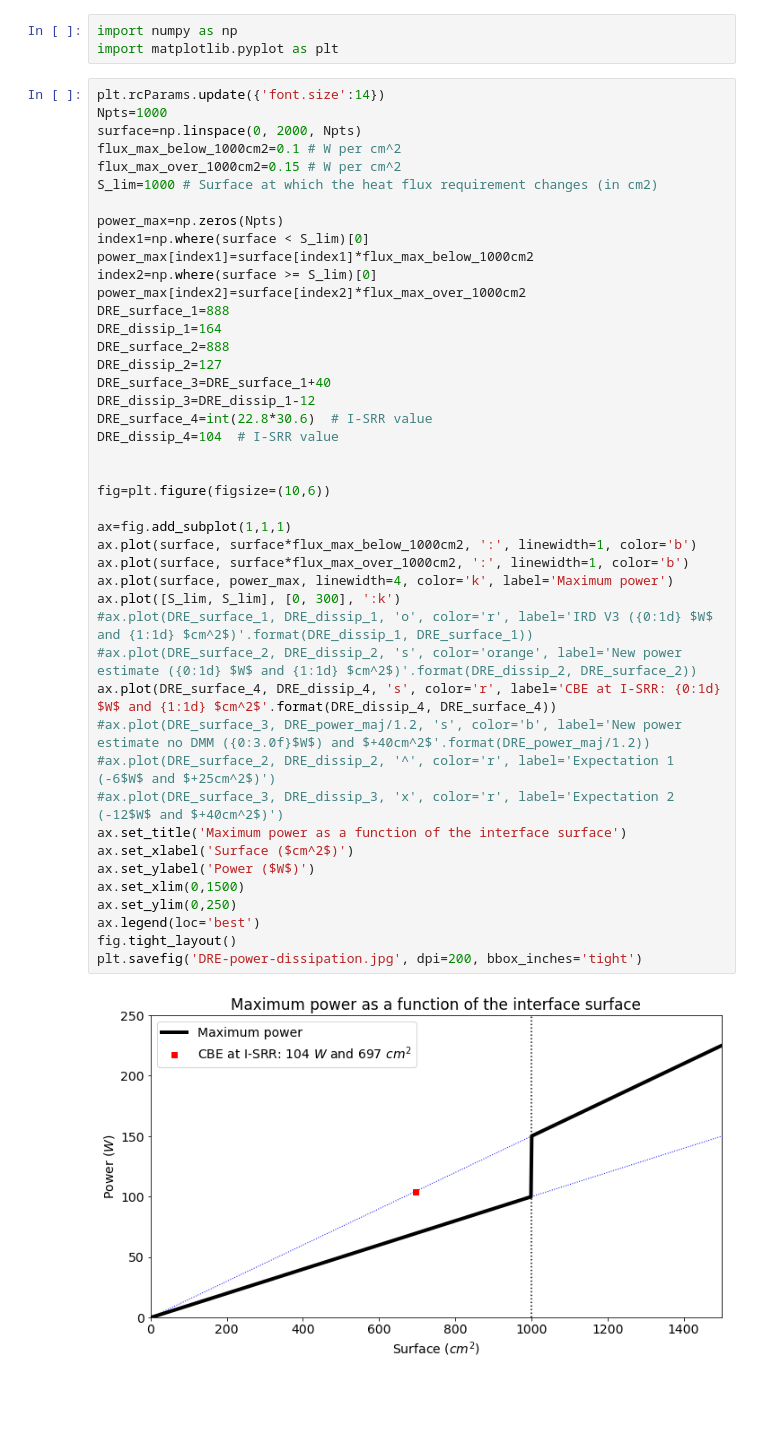
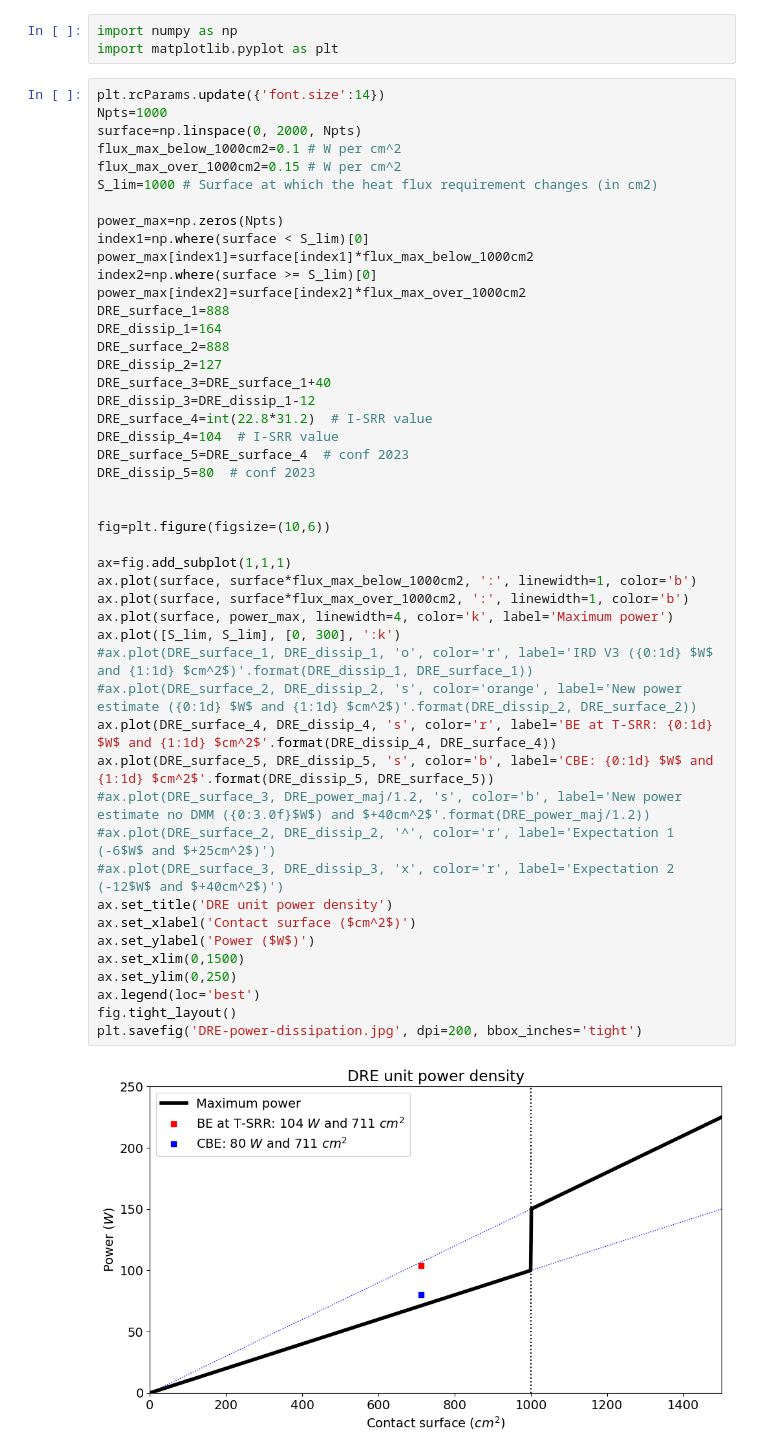
Before and after one commit to LaurentRavera/MyTechNotes, a Jupyter notebook: DRE_thermal/DRE_thermal_dissipation.ipynb, the cells around one changed output. Cells and saved outputs as stored; diff of their text form; blank space fills up the shorter version.

```diff
--- a/DRE_thermal/DRE_thermal_dissipation.ipynb
+++ b/DRE_thermal/DRE_thermal_dissipation.ipynb
@@ -29,35 +29,38 @@ power_max[index1]=surface[index1]*flux_max_below_1000cm2
 index2=np.where(surface >= S_lim)[0]
 power_max[index2]=surface[index2]*flux_max_over_1000cm2
 DRE_surface_1=888
 DRE_dissip_1=164
 DRE_surface_2=888
 DRE_dissip_2=127
 DRE_surface_3=DRE_surface_1+40
 DRE_dissip_3=DRE_dissip_1-12
-DRE_surface_4=int(22.8*30.6)  # I-SRR value
+DRE_surface_4=int(22.8*31.2)  # I-SRR value
 DRE_dissip_4=104  # I-SRR value
+DRE_surface_5=DRE_surface_4  # conf 2023
+DRE_dissip_5=80  # conf 2023
 
 
 fig=plt.figure(figsize=(10,6))
 
 ax=fig.add_subplot(1,1,1)
 ax.plot(surface, surface*flux_max_below_1000cm2, ':', linewidth=1, color='b')
 ax.plot(surface, surface*flux_max_over_1000cm2, ':', linewidth=1, color='b')
 ax.plot(surface, power_max, linewidth=4, color='k', label='Maximum power')
 ax.plot([S_lim, S_lim], [0, 300], ':k')
 #ax.plot(DRE_surface_1, DRE_dissip_1, 'o', color='r', label='IRD V3 ({0:1d} $W$ and {1:1d} $cm^2$)'.format(DRE_dissip_1, DRE_surface_1))
 #ax.plot(DRE_surface_2, DRE_dissip_2, 's', color='orange', label='New power estimate ({0:1d} $W$ and {1:1d} $cm^2$)'.format(DRE_dissip_2, DRE_surface_2))
-ax.plot(DRE_surface_4, DRE_dissip_4, 's', color='r', label='CBE at I-SRR: {0:1d} $W$ and {1:1d} $cm^2$'.format(DRE_dissip_4, DRE_surface_4))
+ax.plot(DRE_surface_4, DRE_dissip_4, 's', color='r', label='BE at T-SRR: {0:1d} $W$ and {1:1d} $cm^2$'.format(DRE_dissip_4, DRE_surface_4))
+ax.plot(DRE_surface_5, DRE_dissip_5, 's', color='b', label='CBE: {0:1d} $W$ and {1:1d} $cm^2$'.format(DRE_dissip_5, DRE_surface_5))
 #ax.plot(DRE_surface_3, DRE_power_maj/1.2, 's', color='b', label='New power estimate no DMM ({0:3.0f}$W$) and $+40cm^2$'.format(DRE_power_maj/1.2))
 #ax.plot(DRE_surface_2, DRE_dissip_2, '^', color='r', label='Expectation 1 (-6$W$ and $+25cm^2$)')
 #ax.plot(DRE_surface_3, DRE_dissip_3, 'x', color='r', label='Expectation 2 (-12$W$ and $+40cm^2$)')
-ax.set_title('Maximum power as a function of the interface surface')
-ax.set_xlabel('Surface ($cm^2$)')
+ax.set_title('DRE unit power density')
+ax.set_xlabel('Contact surface ($cm^2$)')
 ax.set_ylabel('Power ($W$)')
 ax.set_xlim(0,1500)
 ax.set_ylim(0,250)
 ax.legend(loc='best')
 fig.tight_layout()
 plt.savefig('DRE-power-dissipation.jpg', dpi=200, bbox_inches='tight')
 # %% [output]
-[figure, old version]
+[figure, new version]
```
Also changed, not shown: 9 other files.
